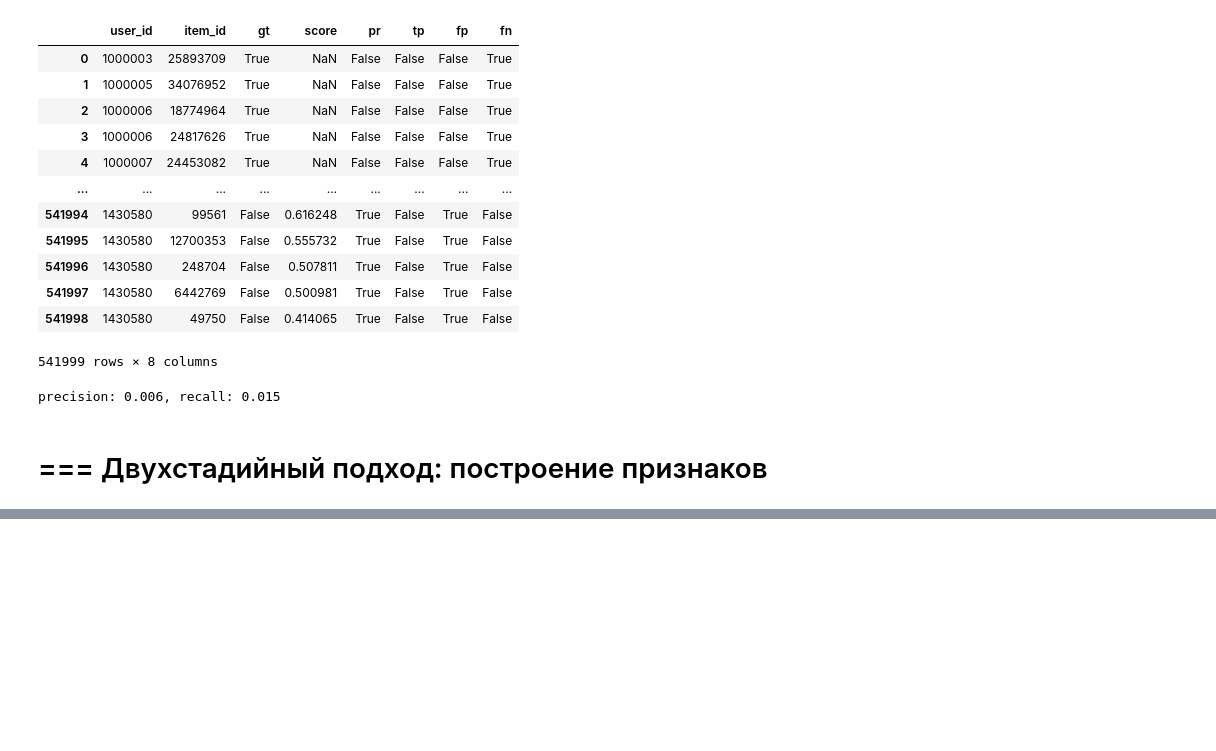
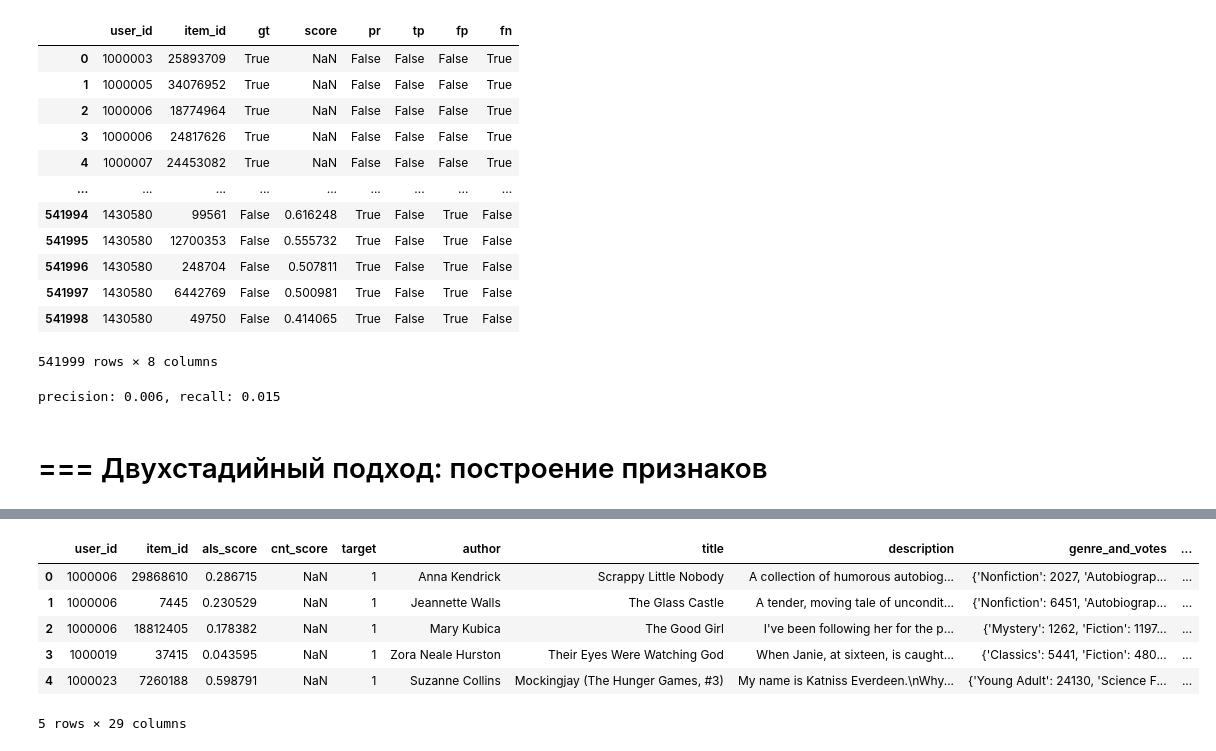
Before and after one commit to ozerge/mle-recsys-start, a Jupyter notebook: main_offline2.ipynb, the cells around one changed output, grey strips where cells are left out. Drawn from its saved outputs; the diff is of its cells as text; code cells hidden in the pictures; blank space fills up the shorter version.

```diff
--- a/main_offline2.ipynb
+++ b/main_offline2.ipynb
@@ -2603,0 +2672,17 @@ precision: 0.006, recall: 0.015
+# %%
+# Задание 1 из 6
+
+# Посчитаем новый признак — «возраст» книги на основе года публикации. Назовём его age.
+# Используя обновлённый справочник объектов items, добавьте признаки возраста age и средней популярности average_rating
+# к кандидатам для тренировки модели candidates_for_train и к кандидатам для ранжирования candidates_to_rank.
+items["age"] = 2018-items["publication_year"]
+invalid_age_idx = items["age"] < 0
+
+items.loc[invalid_age_idx, "age"] = np.nan
+items["age"] = items["age"].astype("float")
+# %%
+candidates_for_train = candidates_for_train.merge(items, on="item_id", how="left")
+candidates_for_train.to_parquet("candidates_for_train.parquet")
+
+candidates_to_rank = candidates_to_rank.merge(items, on="item_id", how="left")
+#candidates_to_rank.to_parquet("candidates_to_rank.parquet")
@@ -2603,0 +2704,26 @@ precision: 0.006, recall: 0.015
+# %%
+def get_user_features(events):
+    """ считает пользовательские признаки """
+
+    user_features = events.groupby("user_id").agg(
+        reading_years=("started_at", lambda x: (x.max()-x.min()).days/365.25),
+        books_read=("item_id", "count"),
+        rating_avg=("rating", "mean"),
+        rating_std=("rating", "std"))
+
+    user_features["books_per_year"] = user_features["books_read"] / user_features["reading_years"]
+
+    return user_features
+# %%
+user_features_for_train = get_user_features(events_train)
+candidates_for_train = candidates_for_train.merge(user_features_for_train, on="user_id", how="left")
+
+candidates_for_train.head()
+# %% [output]
+|  | user_id | item_id | als_score | cnt_score | target | author | title | description | genre_and_votes | ... |
+| 0 | 1000006 | 29868610 | 0.286715 | NaN | 1 | Anna Kendrick | Scrappy Little Nobody | A collection of humorous autobiog... | {'Nonfiction': 2027, 'Autobiograp... | ... |
+| 1 | 1000006 | 7445 | 0.230529 | NaN | 1 | Jeannette Walls | The Glass Castle | A tender, moving tale of uncondit... | {'Nonfiction': 6451, 'Autobiograp... | ... |
+| 2 | 1000006 | 18812405 | 0.178382 | NaN | 1 | Mary Kubica | The Good Girl | I've been following her for the p... | {'Mystery': 1262, 'Fiction': 1197... | ... |
+| 3 | 1000019 | 37415 | 0.043595 | NaN | 1 | Zora Neale Hurston | Their Eyes Were Watching God | When Janie, at sixteen, is caught... | {'Classics': 5441, 'Fiction': 480... | ... |
+| 4 | 1000023 | 7260188 | 0.598791 | NaN | 1 | Suzanne Collins | Mockingjay (The Hunger Games, #3) | My name is Katniss Everdeen.\nWhy... | {'Young Adult': 24130, 'Science F... | ... |
+5 rows × 29 columns
```
Also changed, not shown: parts of 23 cells of this notebook, 2 other files.
